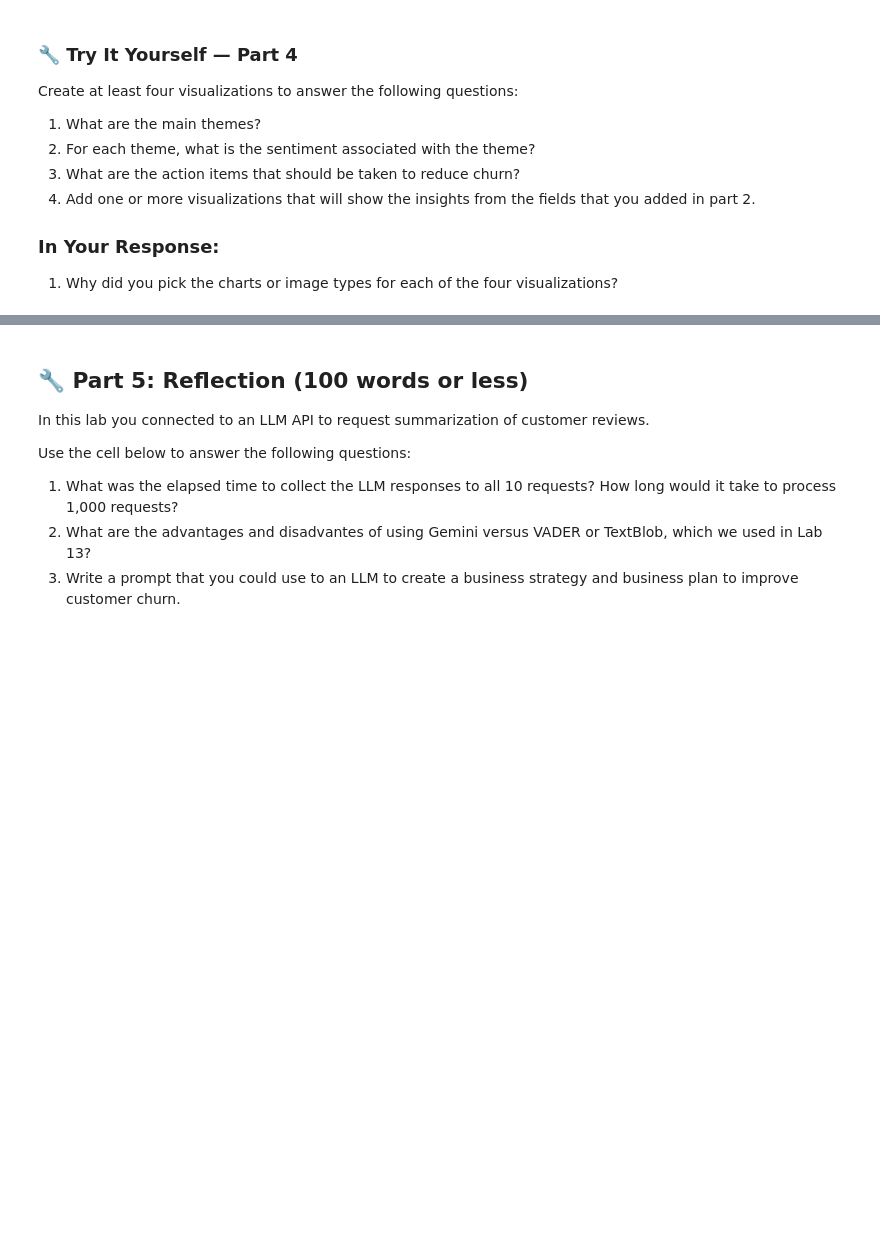
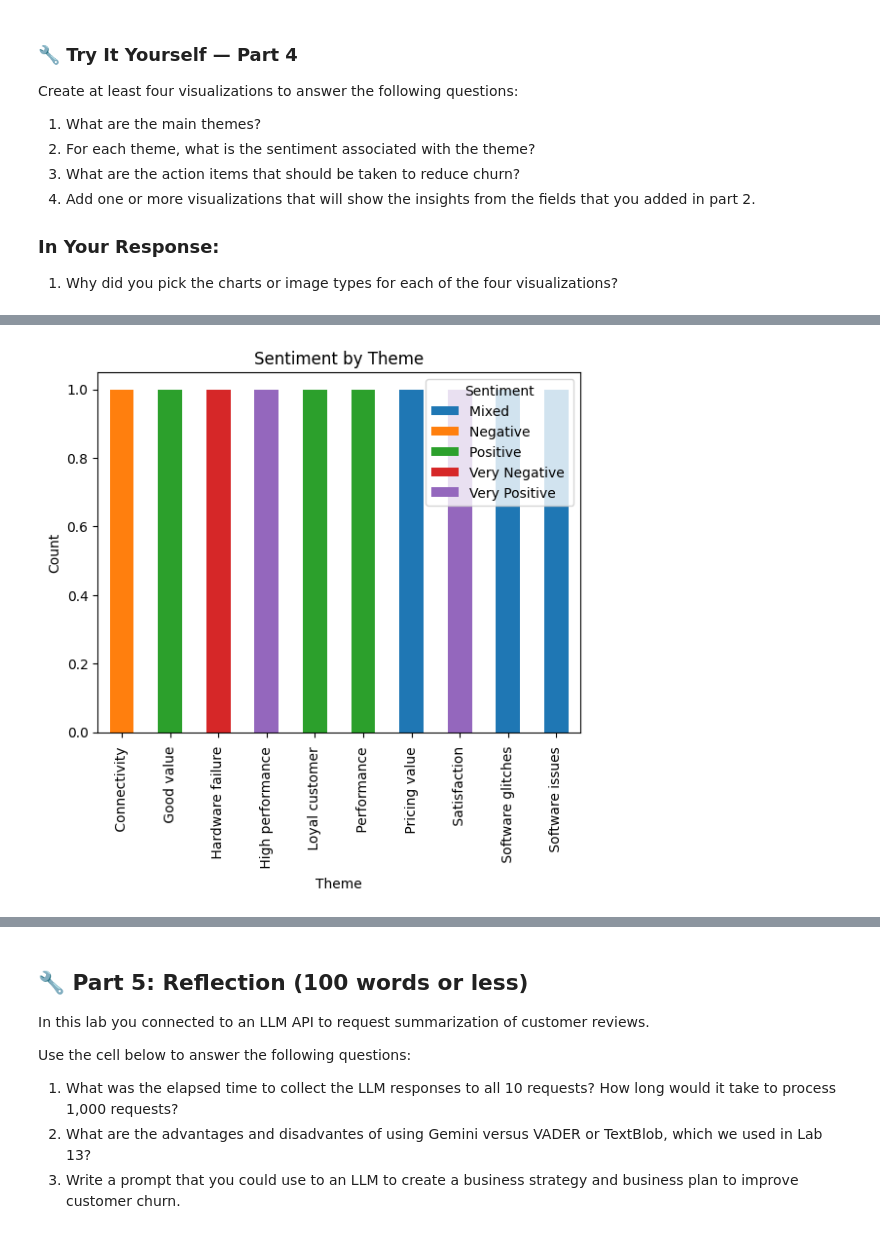
Before and after one commit to ekoshkaa/is_4487_base, a Jupyter notebook: Labs/lab_14_API.ipynb, the cells around one changed output, grey strips where cells are left out. Cells and saved outputs as stored; diff of their text form; code cells hidden in the pictures; blank space fills up the shorter version.

```diff
--- a/Labs/lab_14_API.ipynb
+++ b/Labs/lab_14_API.ipynb
@@ -232,0 +246,8 @@ Create at least four visualizations to answer the following questions:
+# %%
+pd.crosstab(processed["Theme"], processed["Sentiment"]).plot(kind="bar", stacked=True)
+plt.title("Sentiment by Theme")
+plt.xlabel("Theme")
+plt.ylabel("Count")
+plt.show()
+# %% [output]
+[figure, added]
```
Also changed, not shown: parts of 18 cells of this notebook.
